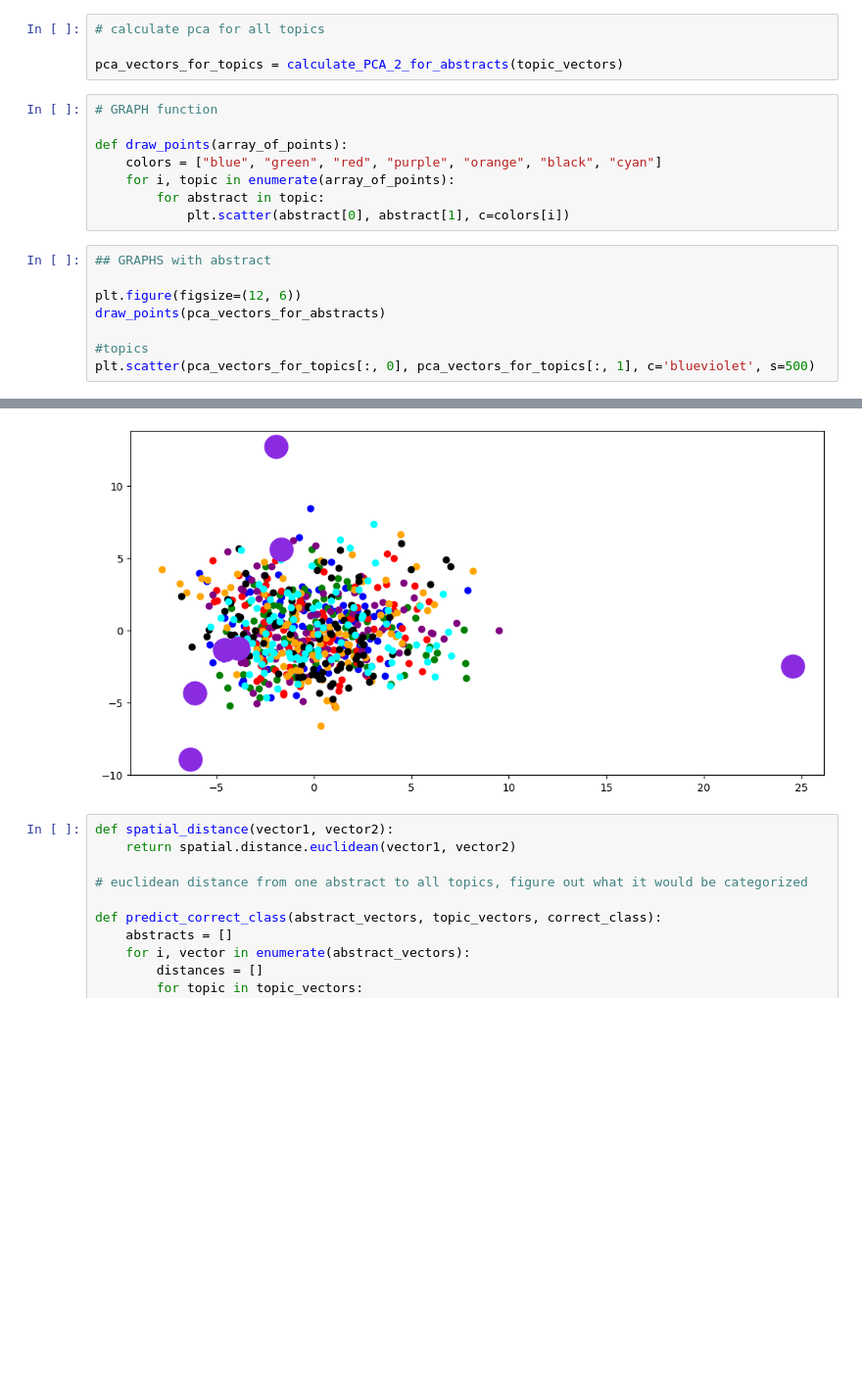
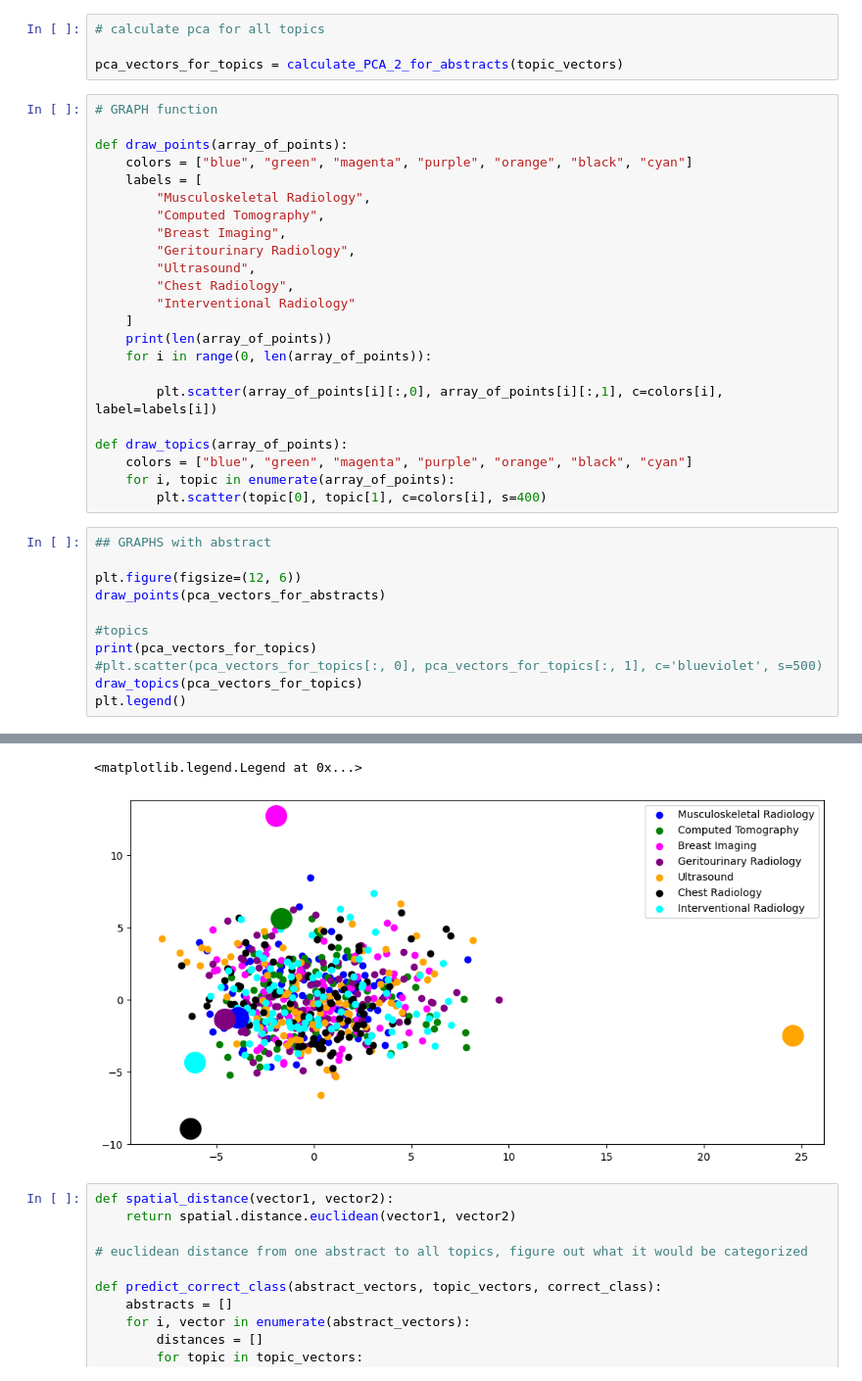
Before and after one commit to mmouru/nlp-text-categorization, a Jupyter notebook: step8.ipynb, the cells around one changed output, grey strips where cells are left out. Shown at 98% size. Cells and saved outputs as stored; diff of their text form; blank space fills up the shorter version.

Commit message:
add legend to step8

```diff
--- a/step8.ipynb
+++ b/step8.ipynb
@@ -99,10 +99,25 @@ pca_vectors_for_topics = calculate_PCA_2_for_abstracts(topic_vectors)
 # GRAPH function
 
 def draw_points(array_of_points):
-    colors = ["blue", "green", "red", "purple", "orange", "black", "cyan"]
+    colors = ["blue", "green", "magenta", "purple", "orange", "black", "cyan"]
+    labels = [
+        "Musculoskeletal Radiology",
+        "Computed Tomography",
+        "Breast Imaging",
+        "Geritourinary Radiology",
+        "Ultrasound",
+        "Chest Radiology",
+        "Interventional Radiology"
+    ]
+    print(len(array_of_points))
+    for i in range(0, len(array_of_points)):
+
+        plt.scatter(array_of_points[i][:,0], array_of_points[i][:,1], c=colors[i], label=labels[i])
+
+def draw_topics(array_of_points):
+    colors = ["blue", "green", "magenta", "purple", "orange", "black", "cyan"]
     for i, topic in enumerate(array_of_points):
-        for abstract in topic:
-            plt.scatter(abstract[0], abstract[1], c=colors[i])
+        plt.scatter(topic[0], topic[1], c=colors[i], s=400)
 # %%
 ## GRAPHS with abstract
 
@@ -110,5 +125,8 @@ plt.figure(figsize=(12, 6))
 draw_points(pca_vectors_for_abstracts)
 
 #topics
-plt.scatter(pca_vectors_for_topics[:, 0], pca_vectors_for_topics[:, 1], c='blueviolet', s=500)
+print(pca_vectors_for_topics)
+#plt.scatter(pca_vectors_for_topics[:, 0], pca_vectors_for_topics[:, 1], c='blueviolet', s=500)
+draw_topics(pca_vectors_for_topics)
+plt.legend()
 # %% [output]
@@ -116,4 +141,5 @@ plt.scatter(pca_vectors_for_topics[:, 0], pca_vectors_for_topics[:, 1], c='bluev
+<matplotlib.legend.Legend at 0x...>
-[figure, old version]
+[figure, new version]
 # %%
 def spatial_distance(vector1, vector2):
     return spatial.distance.euclidean(vector1, vector2)
```
Also changed, not shown: parts of 4 cells of this notebook.
